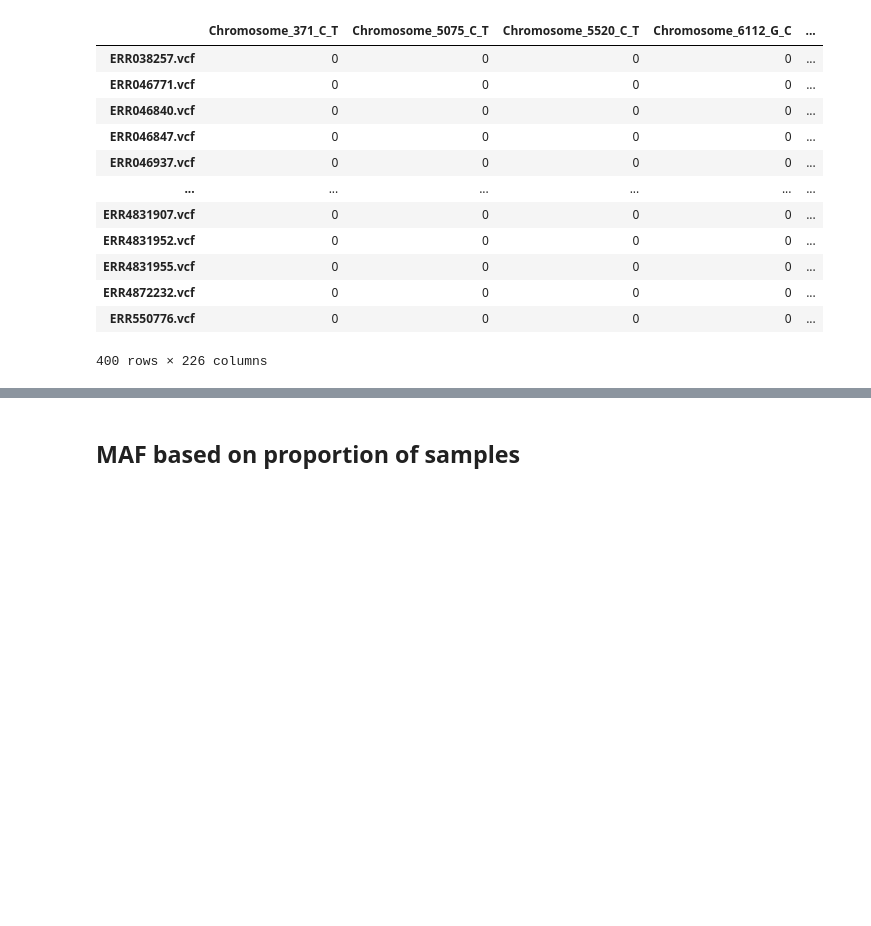
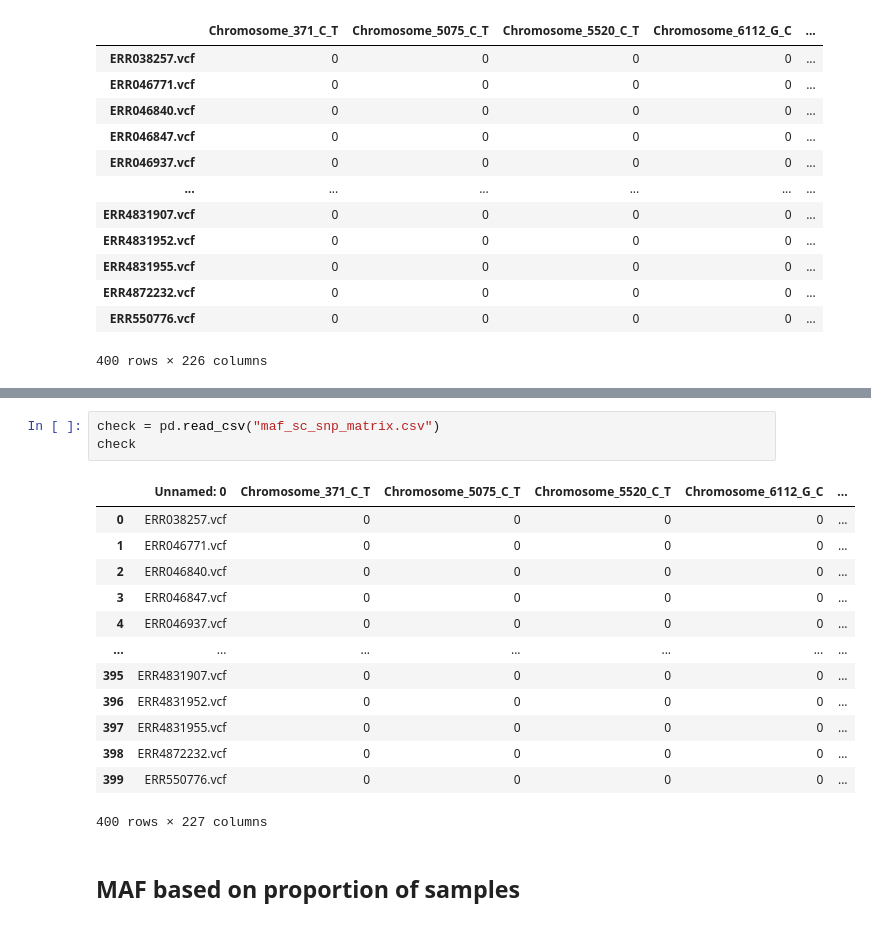
Before and after one commit to 1bellaa/ths-st1-tb, a Jupyter notebook: process_snp.ipynb, the cells around one changed output, grey strips where cells are left out. Drawn from its saved outputs; the diff is of its cells as text; blank space fills up the shorter version.

```diff
--- a/process_snp.ipynb
+++ b/process_snp.ipynb
@@ -142,6 +164,23 @@ df.to_csv("maf_sc_snp_matrix.csv")
 print("📁 Saved SNP matrix to maf_sc_snp_matrix.csv")
 # %% [output]
 📁 Saved SNP matrix to maf_sc_snp_matrix.csv
+# %%
+check = pd.read_csv("maf_sc_snp_matrix.csv")
+check
+# %% [output]
+|  | Unnamed: 0 | Chromosome_371_C_T | Chromosome_5075_C_T | Chromosome_5520_C_T | Chromosome_6112_G_C | ... |
+| 0 | ERR038257.vcf | 0 | 0 | 0 | 0 | ... |
+| 1 | ERR046771.vcf | 0 | 0 | 0 | 0 | ... |
+| 2 | ERR046840.vcf | 0 | 0 | 0 | 0 | ... |
+| 3 | ERR046847.vcf | 0 | 0 | 0 | 0 | ... |
+| 4 | ERR046937.vcf | 0 | 0 | 0 | 0 | ... |
+| ... | ... | ... | ... | ... | ... | ... |
+| 395 | ERR4831907.vcf | 0 | 0 | 0 | 0 | ... |
+| 396 | ERR4831952.vcf | 0 | 0 | 0 | 0 | ... |
+| 397 | ERR4831955.vcf | 0 | 0 | 0 | 0 | ... |
+| 398 | ERR4872232.vcf | 0 | 0 | 0 | 0 | ... |
+| 399 | ERR550776.vcf | 0 | 0 | 0 | 0 | ... |
+400 rows × 227 columns
 # %% [markdown]
 ## MAF based on proportion of samples
 # %%
```
Also changed, not shown: parts of 5 cells of this notebook.
